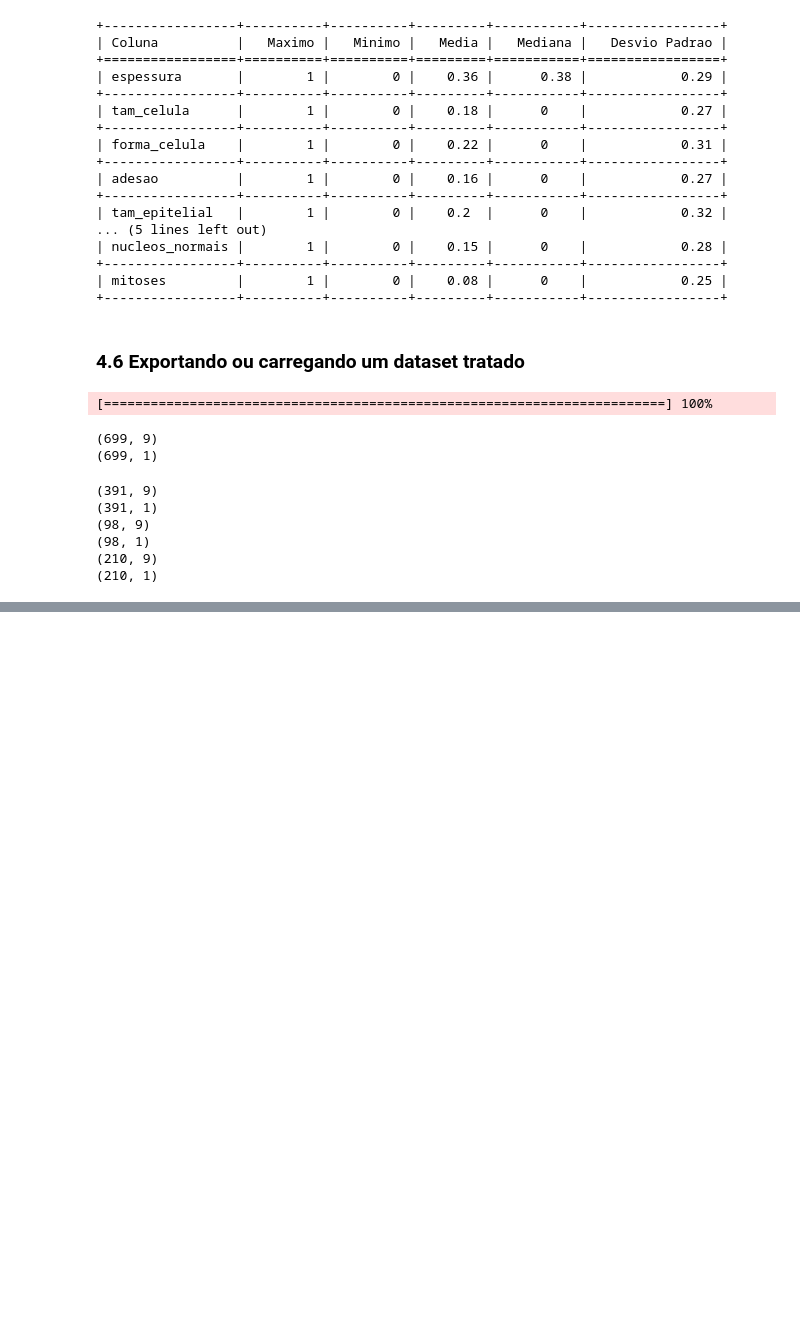
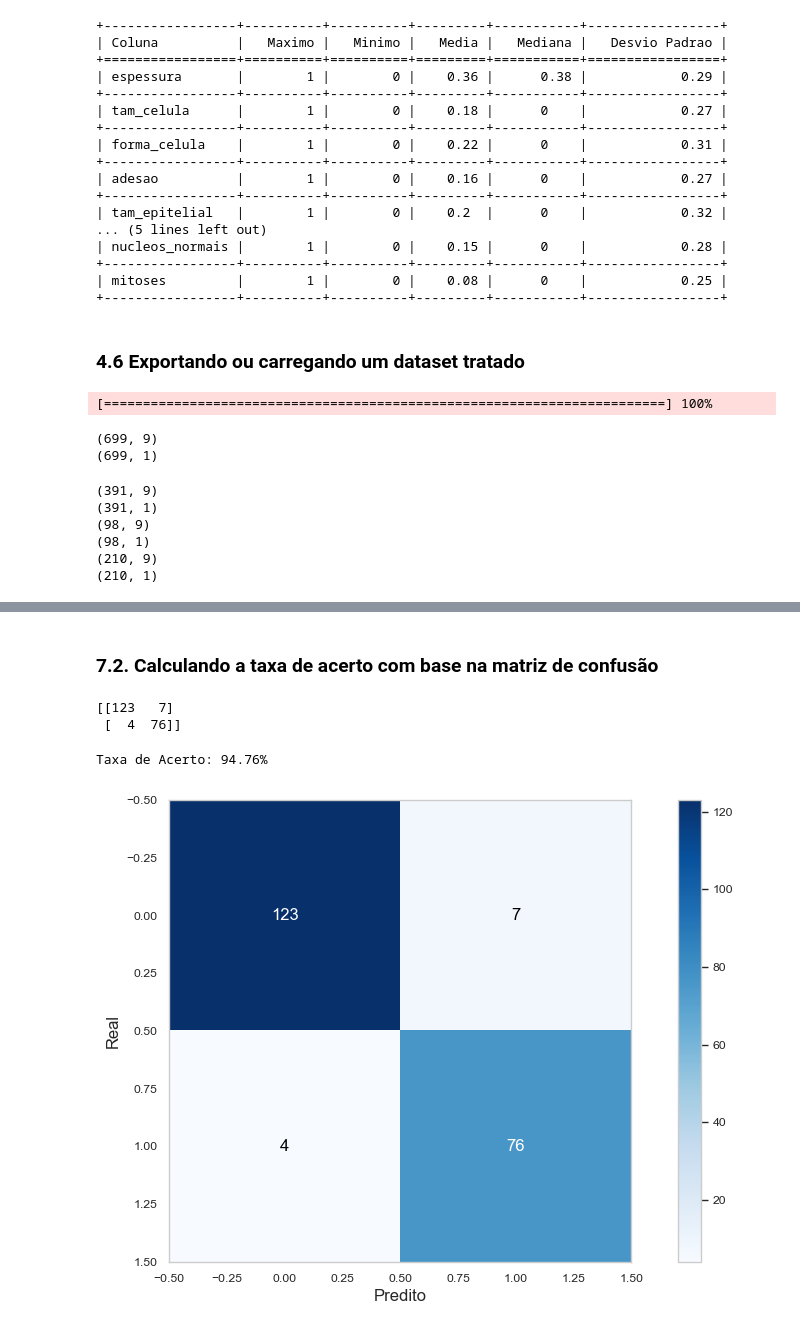
Before and after one commit to CesaoW/Redes_Neurais, a Jupyter notebook: deep_neural_network/DNN_breast_cancer.ipynb, the cells around one changed output, grey strips where cells are left out. Drawn from its saved outputs; the diff is of its cells as text; code cells hidden in the pictures; blank space fills up the shorter version.

```diff
--- a/deep_neural_network/DNN_breast_cancer.ipynb
+++ b/deep_neural_network/DNN_breast_cancer.ipynb
@@ -468,0 +612,3 @@ print(y_test.shape)
+# %%
+y_hat = dnn_breast_cancer.predict(x_test)
+y_hat, y_test = (y_hat > 0.5, y_test > 0.5)
@@ -468,0 +617,31 @@ print(y_test.shape)
+# %% [markdown]
+### 7.2. Calculando a taxa de acerto com base na matriz de confusão
+# %%
+#calcula a matriz de confusão
+cm = confusion_matrix(y_test.tolist(), y_hat.tolist())
+print(cm)
+# %% [output]
+[[123   7]
+ [  4  76]]
+# %%
+#calcula a acuracia
+accuracy = (cm[0,0] + cm[1,1])/cm.sum()
+accuracy_percent = round(accuracy * 100, 2)
+print("Taxa de Acerto: {:.2f}%".format(accuracy_percent))
+# %% [output]
+Taxa de Acerto: 94.76%
+# %%
+#plot da matriz de confusao
+plt.grid(False)
+plt.imshow(cm, cmap = 'Blues')
+plt.xlabel('Predito', fontsize = 12)
+plt.ylabel('Real', fontsize = 12)
+threshold = cm.max()/2
+for i in range(cm.shape[0]):
+    for j in range(cm.shape[1]):
+        color = 'white' if cm[i, j] > threshold else 'black'
+        plt.text(j, i, str(cm[i, j]), ha = 'center', va = 'center', color = color, fontsize = 12)
+plt.colorbar()
+plt.show()
+# %% [output]
+[figure, added]
```
Also changed, not shown: parts of 16 cells of this notebook, 4 other files.
